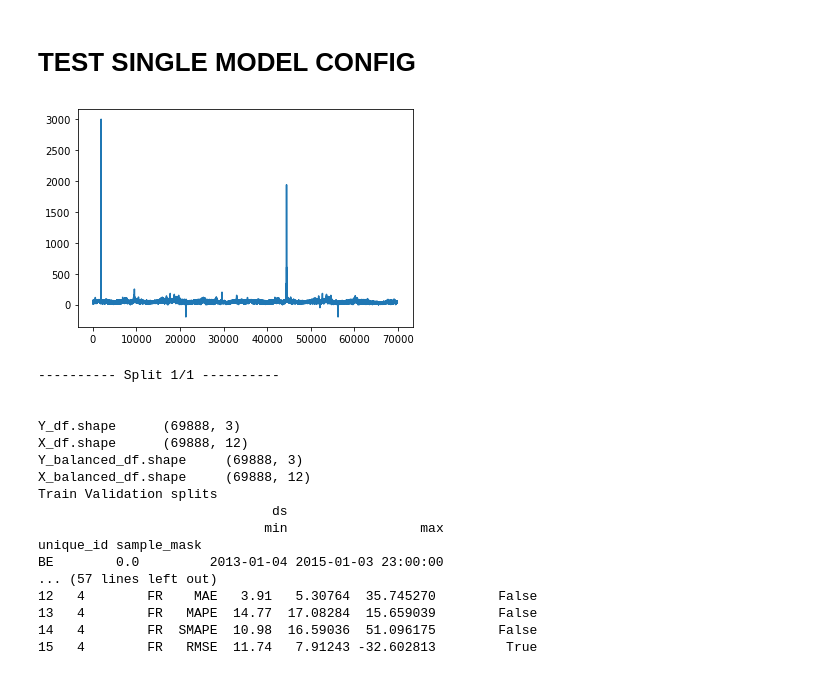
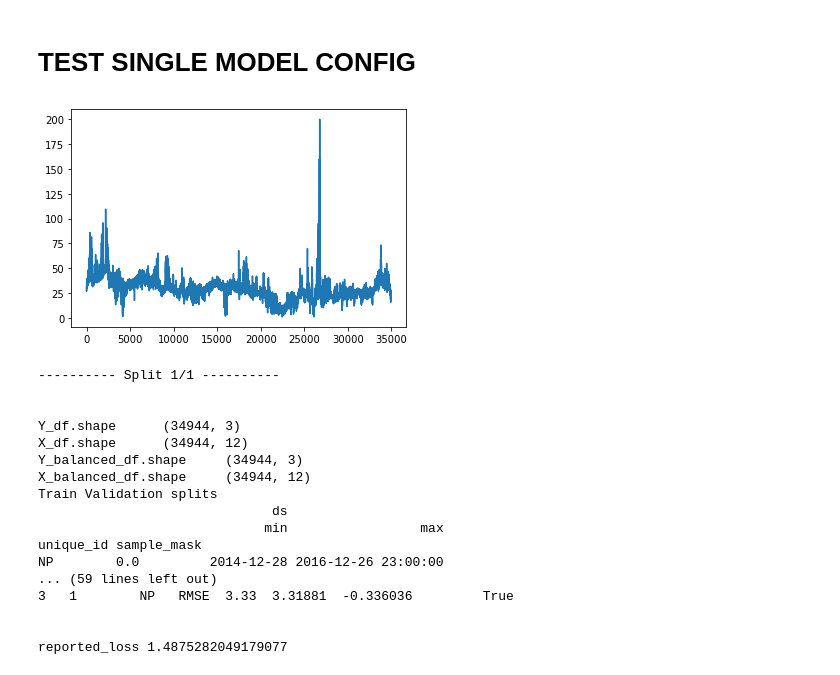
Before and after one commit to Nixtla/Nixtla, a Jupyter notebook: nbs/experiments_nbeats__hyperopt_epf.ipynb, the cells around one changed output. Saved outputs shown, nothing was run; the diff lists cells and outputs as text; code cells hidden in the pictures.

```diff
--- a/nbs/experiments_nbeats__hyperopt_epf.ipynb
+++ b/nbs/experiments_nbeats__hyperopt_epf.ipynb
@@ -501,8 +507,8 @@ def run_val_nbeatsx(mc, Y_df, X_df, S_df, trials, trials_file_name, final_evalua
     #                                                                n_timestamps_pred=182)
 
     print('Best Model Evaluation')
-    benchmark_df, average_perc_diff = forecast_evaluation_table(y_total=y_total, y_hat_total=y_hat_total,
-                                                                meta_data=meta_data)
+    benchmark_df, y_total_nans_perc, y_hat_total_nans_perc = forecast_evaluation_table(y_total=y_total, y_hat_total=y_hat_total,
+                                                                                       meta_data=meta_data)
     print(benchmark_df)
     print('\n')
 
@@ -511,8 +517,9 @@ def run_val_nbeatsx(mc, Y_df, X_df, S_df, trials, trials_file_name, final_evalua
     reported_loss = protect_nan_reported_loss(model)
     run_time = time.time() - start_time
 
-    if reported_loss < 100:
-        reported_loss = average_perc_diff
+    if y_total_nans_perc >= 0.05: reported_loss=500
+    if y_hat_total_nans_perc >= 0.05: reported_loss=500
+    print(f'reported_loss {reported_loss}')
 
     results =  {'loss': reported_loss,
                 'loss_name': mc['val_loss'],
@@ -833,49 +840,6 @@ main(args)
 # TEST SINGLE MODEL CONFIG
 # %%
 import matplotlib.pyplot as plt
-
-# Best Model Hyperpars
-# ===========================================================================
-# activation                                                             selu
-# batch_normalization                                                   False
-# batch_size                                                              256
-# dropout_prob_exogenous                                              0.21392
-# dropout_prob_theta                                                 0.194873
-# early_stopping                                                            8
-# eval_steps                                                               50
-# exogenous_n_channels                                                      3
-# frequency                                                                 H
-# idx_to_sample_freq                                                       24
-# include_var_dict          {'y': [-2, -3, -8], 'Exogenous1': [-1, -2, -8]...
-# initialization                                                    he_normal
-# input_size_multiplier                                                     7
-# l1_theta                                                        1.47095e-05
-# learning_rate                                                    0.00191684
-# loss                                                                PINBALL
-# loss_hypar                                                         0.498346
-# lr_decay                                                           0.639564
-# n_blocks                                                             (1, 1)
-# n_harmonics                                                               1
-# n_hidden                                                                364
-# n_iterations                                                           2000
-# n_layers                                                             (2, 2)
-# n_lr_decay_steps                                                          3
-# n_polynomials                                                             2
-# n_val_weeks                                                             104
-# normalizer_x                                                         median
-# normalizer_y                                                           None
-# output_size                                                              24
-# random_seed                                                              10
-# seasonality                                                              24
-# shared_weights                                                        False
-# stack_types                                   (exogenous_wavenet, identity)
-# val_loss                                                                MAE
-# weight_decay                                                    0.000152511
-# x_s_n_hidden                                                              0
-# n_hidden_list                                      [[364, 364], [364, 364]]
-# t_cols                    [y, Exogenous1, Exogenous2, week_day, day_0, d...
-# dtype: object
-# ===========================================================================
 
 mc0 = {# Architecture parameters
       'input_size_multiplier': 7,
@@ -951,53 +915,54 @@ mc1 = {# Architecture parameters
       'loss': 'PINBALL',
       'loss_hypar': 0.49, #0.5,
       'val_loss': 'MAE',
       'l1_theta': 0,
       # Data parameters
       'normalizer_y': None,
       'normalizer_x': 'median',
       'frequency':'H',
       'seasonality': 24,
       'idx_to_sample_freq': 24,
       'include_var_dict': {'y': [-2, -3, -8],
                            'Exogenous1': [-1, -2, -8],
                            'Exogenous2': [-1, -2, -8],
                            'week_day': [-1]},
       'batch_size': 256,
       'random_seed': 12}
 
-mc = mc0
+mc = mc1
+dataset = ['NP']
 # dataset = ['BE']
-dataset = ['BE', 'FR']
+# dataset = ['BE', 'FR']
 # dataset = ['NP', 'PJM']
 # dataset = ['NP', 'PJM', 'BE', 'FR']
 if len(dataset)>0: mc['x_s_n_hidden'] = 2
 
 Y_df, X_df, S_df = EPF.load_groups(directory='data', groups=dataset)
 
 plt.plot(Y_df.y.values)
 plt.show()
 
 y_total, y_hat_total, meta_data = run_val_nbeatsx(mc=mc, Y_df=Y_df, X_df=X_df, S_df=S_df,
                                                   trials=None, trials_file_name=None, final_evaluation=False, return_predictions=True)
 # %% [output]
-[figure, old version]
+[figure, new version]
 ---------- Split 1/1 ----------
 
 
-Y_df.shape      (69888, 3)
-X_df.shape      (69888, 12)
-Y_balanced_df.shape     (69888, 3)
-X_balanced_df.shape     (69888, 12)
+Y_df.shape      (34944, 3)
+X_df.shape      (34944, 12)
+Y_balanced_df.shape     (34944, 3)
+X_balanced_df.shape     (34944, 12)
 Train Validation splits
                               ds
                              min                 max
 unique_id sample_mask
-BE        0.0         2013-01-04 2015-01-03 23:00:00
-... (57 lines left out)
-12   4        FR    MAE   3.91   5.30764  35.745270        False
-13   4        FR   MAPE  14.77  17.08284  15.659039        False
-14   4        FR  SMAPE  10.98  16.59036  51.096175        False
-15   4        FR   RMSE  11.74   7.91243 -32.602813         True
+NP        0.0         2014-12-28 2016-12-26 23:00:00
+... (59 lines left out)
+3   1        NP   RMSE  3.33  3.31881  -0.336036         True
+
+
+reported_loss 1.4875282049179077
 # %%
 for i, market_data in enumerate(meta_data):
     market = market_data['unique_id']
```
Also changed, not shown: parts of 2 cells of this notebook, 1 other file.
